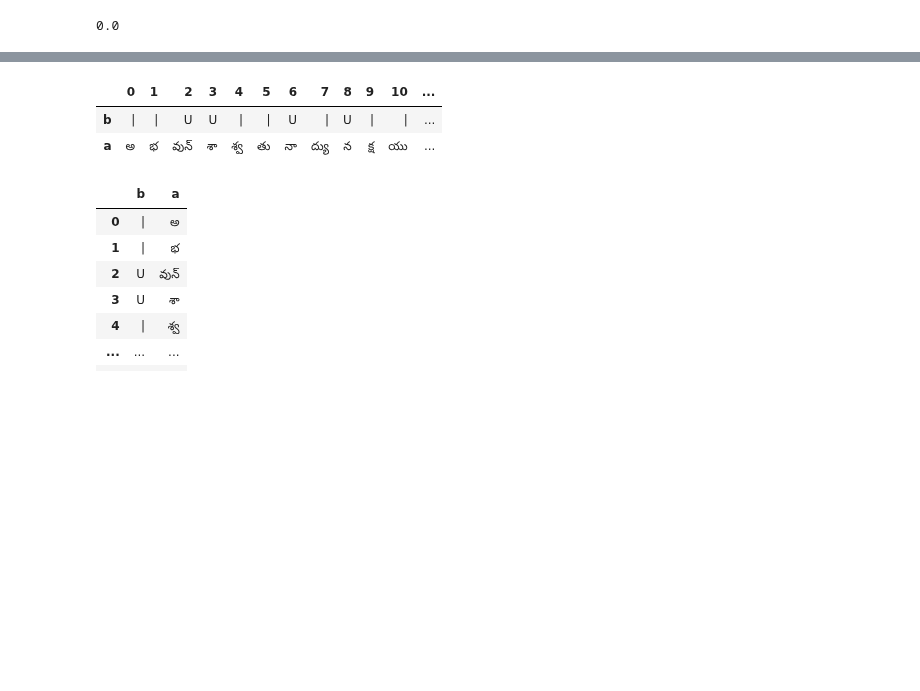
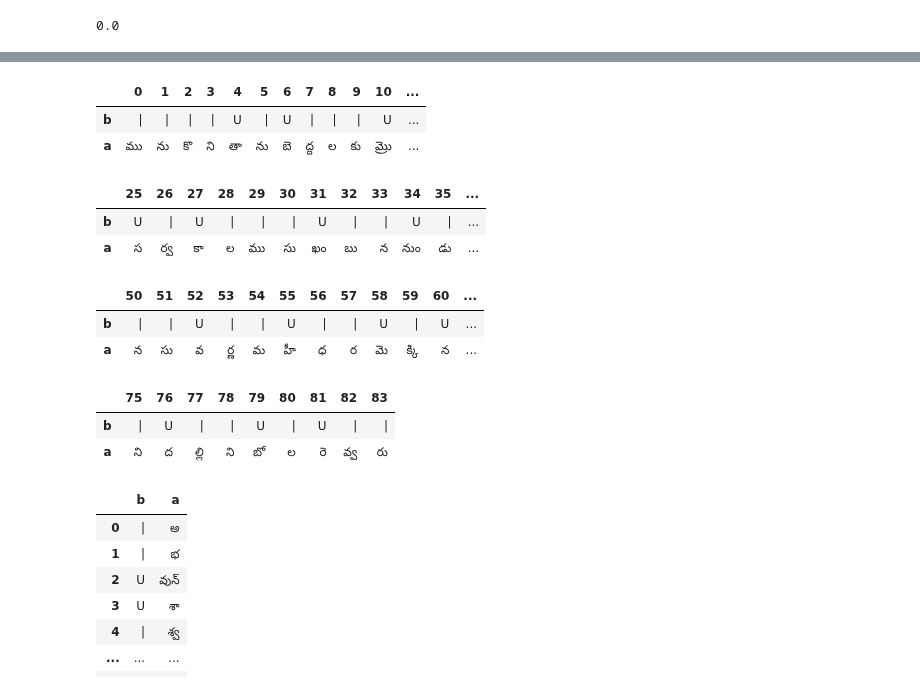
Before and after one commit to BodduSriPavan-111/chandassu, a Jupyter notebook: examples/example.ipynb, the cells around one changed output, grey strips where cells are left out. Drawn from its saved outputs; the diff is of its cells as text; code cells hidden in the pictures; blank space fills up the shorter version.

```diff
--- a/examples/example.ipynb
+++ b/examples/example.ipynb
@@ -47,7 +47,7 @@ import pandas as pd
 # os.chdir( source_path )
 # os.listdir()
 # %%
-df= pd.read_excel( r"c:\\Users\\bsnra\\Desktop\\chandassu\\dataset\\raw\\bharga.xlsx" )
+df= pd.read_excel( r"c:\\Users\\bsnra\\Desktop\\chandassu\\dataset\\raw\\madanagopala.xlsx" )
 df
 # %% [output]
 |  | type | padyam | class | satakam |
@@ -82,10 +82,22 @@ temp
 # %%
 with pd.option_context('display.max_rows', None, 'display.max_columns', None):  # more options can be specified also
-    display(temp)
+    display(temp.iloc[:, :25])
+    display(temp.iloc[:, 25:50])
+    display(temp.iloc[:, 50: 75])
+    display( temp.iloc[:, 75: ])
 # %% [output]
 |  | 0 | 1 | 2 | 3 | 4 | 5 | 6 | 7 | 8 | 9 | 10 | ... |
-| b | | | | | U | U | | | | | U | | | U | | | | | ... |
-| a | అ | భ | వున్ | శా | శ్వ | తు | నా | ద్యు | న | క్ష | యు | ... |
+| b | | | | | | | | | U | | | U | | | | | | | U | ... |
+| a | ము | ను | కొ | ని | తా | ను | బె | ద్ద | ల | కు | మ్రొ | ... |
+|  | 25 | 26 | 27 | 28 | 29 | 30 | 31 | 32 | 33 | 34 | 35 | ... |
+| b | U | | | U | | | | | | | U | | | | | U | | | ... |
+| a | స | ర్వ | కా | ల | ము | సు | ఖం | బు | న | నుం | డు | ... |
+|  | 50 | 51 | 52 | 53 | 54 | 55 | 56 | 57 | 58 | 59 | 60 | ... |
+| b | | | | | U | | | | | U | | | | | U | | | U | ... |
+| a | న | సు | వ | ర్ణ | మ | హీ | ధ | ర | మె | క్కి | న | ... |
+|  | 75 | 76 | 77 | 78 | 79 | 80 | 81 | 82 | 83 |
+| b | | | U | | | | | U | | | U | | | | |
+| a | ని | ద | ల్లి | ని | బో | ల | రె | వ్వ | రు |
 # %%
 display(temp)
 # %% [output]
```
Also changed, not shown: parts of 8 cells of this notebook, 14 other files.
